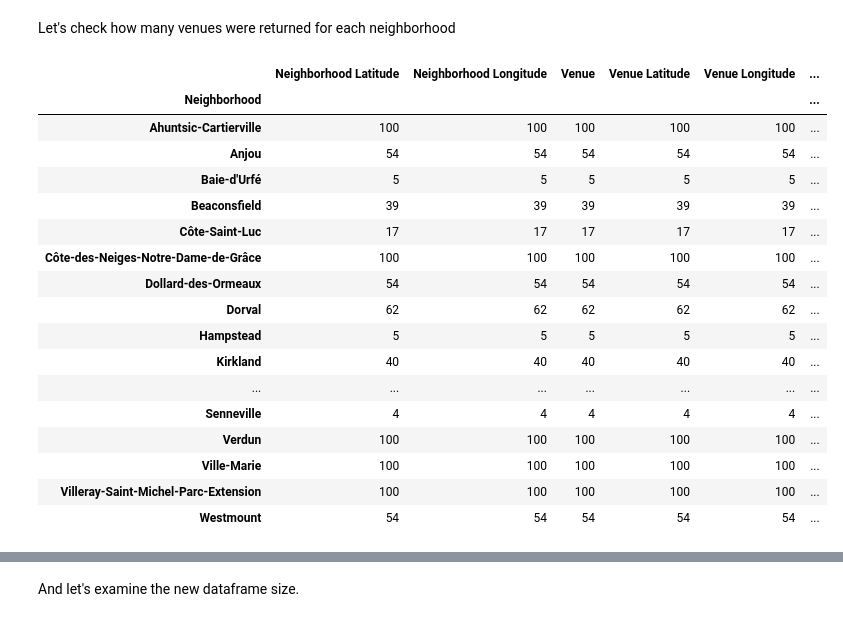
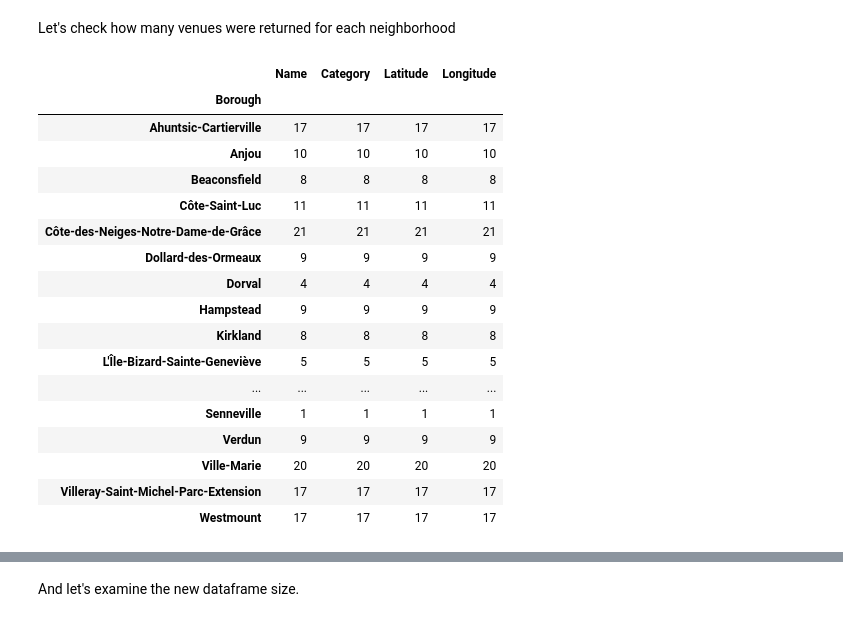
Before and after one commit to aemirov/Coursera_Capstone, a Jupyter notebook: CapstoneProject.ipynb, the cells around one changed output, grey strips where cells are left out. Cells and saved outputs as stored; diff of their text form; code cells hidden in the pictures.

```diff
--- a/CapstoneProject.ipynb
+++ b/CapstoneProject.ipynb
@@ -102,6 +77,9 @@ This gives a very close approximation of the real numbers published in the last
 # %%
 df_cases['Population'] = round(df_cases['ConfirmedCount'] * 100000 / df_cases['ConfirmedPer100K'])
 df_cases['Population'] = df_cases['Population'].astype(int)
-df_cases[['Borough','Population']].head()
+# At the time of this writing, Senneville does not report ConfirmedPer100K
+# Since its population cannot be estimated, we will use the data from 2016 Census
+df_cases.loc[df_cases['Borough'] == 'Senneville','Population'] = 921
+df_cases[['Borough','Population']].head(40)
 # %% [output]
 |  | Borough | Population |
@@ -295,13 +290,13 @@ First, let's create the GET request URL. Name your URL **url**.
 # %%
 # type your answer here
 LIMIT = 100 # limit of number of venues returned by Foursquare API
-radius = borough_radius # define radius
+radius = 500
 url = 'https://api.foursquare.com/v2/venues/explore?&client_id={}&client_secret={}&v={}&ll={},{}&radius={}&limit={}'.format(
     CLIENT_ID,
     CLIENT_SECRET,
     VERSION,
-    neighborhood_latitude,
-    neighborhood_longitude,
+    borough_latitude,
+    borough_longitude,
     radius,
     LIMIT)
 url
@@ -349,16 +327,0 @@ Now we are ready to clean the json and structure it into a *pandas* dataframe.
-# %%
-venues = results['response']['groups'][0]['items']
-
-nearby_venues = pd.json_normalize(venues) # flatten JSON
-
-# filter columns
-filtered_columns = ['venue.name', 'venue.categories', 'venue.location.lat', 'venue.location.lng']
-nearby_venues = nearby_venues.loc[:, filtered_columns]
-
-# filter the category for each row
-nearby_venues['venue.categories'] = nearby_venues.apply(get_category_type, axis=1)
-
-# clean columns
-nearby_venues.columns = [col.split(".")[-1] for col in nearby_venues.columns]
-
-nearby_venues.head()
@@ -425,7 +364,13 @@ def getNearbyVenues(names, latitudes, longitudes, radius=500):
 # %%
-montreal_venues = getNearbyVenues(names=df_cases['Borough'],
-                                   latitudes=df_cases['Latitude'],
-                                   longitudes=df_cases['Longitude'],
-                                   radius=df_cases['Area'] ** (1/2) * 1000 / 2
-                                 )
+categories = ['4bf58dd8d48988d104941735', # Medical Center
+              '4bf58dd8d48988d194941735', # Emergency Room
+              '4bf58dd8d48988d196941735', # Hospital
+              '58daa1558bbb0b01f18ec1f7', # Hospital Ward
+              '56aa371be4b08b9a8d573526'] # Urgent Care Center
+
+venues = getNearbyVenues(names=df_cases['Borough'],
+                latitudes=df_cases['Latitude'],
+                longitudes=df_cases['Longitude'],
+                radii=df_cases['Area'] ** (1/2) * 1000 * 0.75,
+                categories=categories)
 # %% [output]
@@ -462,23 +407,23 @@ montreal_venues.head()
 # %% [markdown]
 Let's check how many venues were returned for each neighborhood
 # %%
-montreal_venues.groupby('Neighborhood').count()
+venues.groupby('Borough').count()
 # %% [output]
-|  | Neighborhood Latitude | Neighborhood Longitude | Venue | Venue Latitude | Venue Longitude | ... |
-| Neighborhood |  |  |  |  |  | ... |
-| Ahuntsic-Cartierville | 100 | 100 | 100 | 100 | 100 | ... |
-| Anjou | 54 | 54 | 54 | 54 | 54 | ... |
-| Baie-d'Urfé | 5 | 5 | 5 | 5 | 5 | ... |
-| Beaconsfield | 39 | 39 | 39 | 39 | 39 | ... |
-| Côte-Saint-Luc | 17 | 17 | 17 | 17 | 17 | ... |
-| Côte-des-Neiges-Notre-Dame-de-Grâce | 100 | 100 | 100 | 100 | 100 | ... |
-| Dollard-des-Ormeaux | 54 | 54 | 54 | 54 | 54 | ... |
-| Dorval | 62 | 62 | 62 | 62 | 62 | ... |
-| Hampstead | 5 | 5 | 5 | 5 | 5 | ... |
-| Kirkland | 40 | 40 | 40 | 40 | 40 | ... |
-| ... | ... | ... | ... | ... | ... | ... |
-| Senneville | 4 | 4 | 4 | 4 | 4 | ... |
-| Verdun | 100 | 100 | 100 | 100 | 100 | ... |
-| Ville-Marie | 100 | 100 | 100 | 100 | 100 | ... |
-| Villeray-Saint-Michel-Parc-Extension | 100 | 100 | 100 | 100 | 100 | ... |
-| Westmount | 54 | 54 | 54 | 54 | 54 | ... |
+|  | Name | Category | Latitude | Longitude |
+| Borough |  |  |  |  |
+| Ahuntsic-Cartierville | 17 | 17 | 17 | 17 |
+| Anjou | 10 | 10 | 10 | 10 |
+| Beaconsfield | 8 | 8 | 8 | 8 |
+| Côte-Saint-Luc | 11 | 11 | 11 | 11 |
+| Côte-des-Neiges-Notre-Dame-de-Grâce | 21 | 21 | 21 | 21 |
+| Dollard-des-Ormeaux | 9 | 9 | 9 | 9 |
+| Dorval | 4 | 4 | 4 | 4 |
+| Hampstead | 9 | 9 | 9 | 9 |
+| Kirkland | 8 | 8 | 8 | 8 |
+| L'Île-Bizard-Sainte-Geneviève | 5 | 5 | 5 | 5 |
+| ... | ... | ... | ... | ... |
+| Senneville | 1 | 1 | 1 | 1 |
+| Verdun | 9 | 9 | 9 | 9 |
+| Ville-Marie | 20 | 20 | 20 | 20 |
+| Villeray-Saint-Michel-Parc-Extension | 17 | 17 | 17 | 17 |
+| Westmount | 17 | 17 | 17 | 17 |
```
Also changed, not shown: parts of 87 cells of this notebook, 1 other file.
